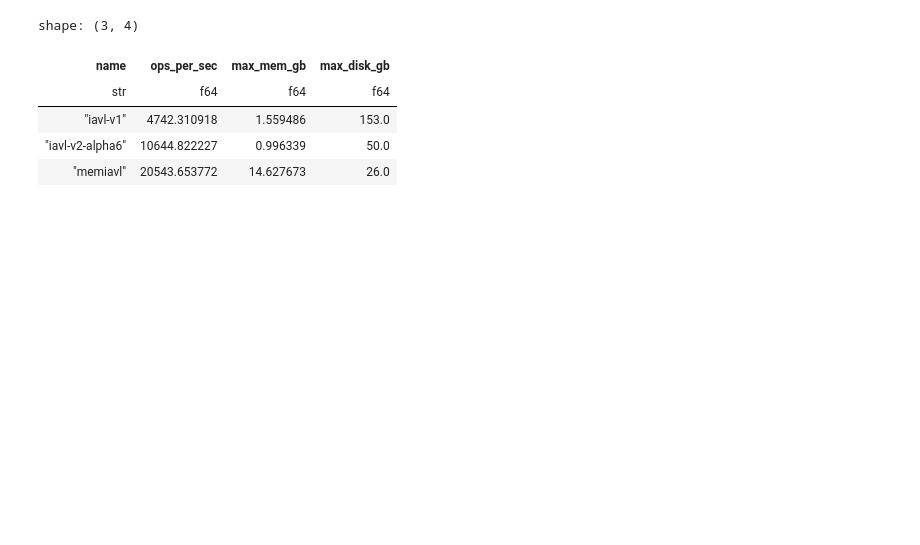
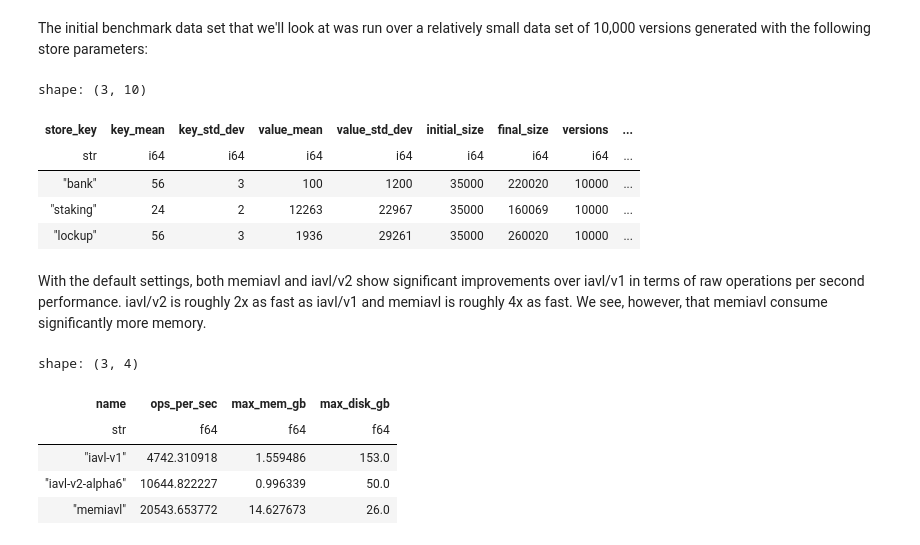
Before and after one commit to cosmos/iavl-bench, a Jupyter notebook: analysis/analysis3.ipynb, the cells around one changed output. Saved outputs shown, nothing was run; the diff lists cells and outputs as text; code cells hidden in the pictures; blank space fills up the shorter version.

```diff
--- a/analysis/analysis3.ipynb
+++ b/analysis/analysis3.ipynb
@@ -6,5 +6,18 @@ from analysis.analysis import summary, plot_ops_per_sec, plot_mem, plot_disk_usa
 # %%
 mixed_small = load_benchmark_dir_dict("/Users/arc/iavl-bench-data/run-mixed-small")
+# %% [markdown]
+The initial benchmark data set that we'll look at was run over a relatively small data set of 10,000 versions generated with the following store parameters:
+# %%
+pl.DataFrame(mixed_small['iavl-v1'].init_data['changeset_info']['store_params'])
+# %% [output]
+shape: (3, 10)
+| store_key | key_mean | key_std_dev | value_mean | value_std_dev | initial_size | final_size | versions | ... |
+| str | i64 | i64 | i64 | i64 | i64 | i64 | i64 | ... |
+| "bank" | 56 | 3 | 100 | 1200 | 35000 | 220020 | 10000 | ... |
+| "staking" | 24 | 2 | 12263 | 22967 | 35000 | 160069 | 10000 | ... |
+| "lockup" | 56 | 3 | 1936 | 29261 | 35000 | 260020 | 10000 | ... |
+# %% [markdown]
+With the default settings, both memiavl and iavl/v2 show significant improvements over iavl/v1 in terms of raw operations per second performance. iavl/v2 is roughly 2x as fast as iavl/v1 and memiavl is roughly 4x as fast. We see, however, that memiavl consume significantly more memory.
 # %%
 summary(mixed_small, ['iavl-v1', 'iavl-v2-alpha6', 'memiavl'])
 # %% [output]
```
Also changed, not shown: parts of 18 cells of this notebook.
